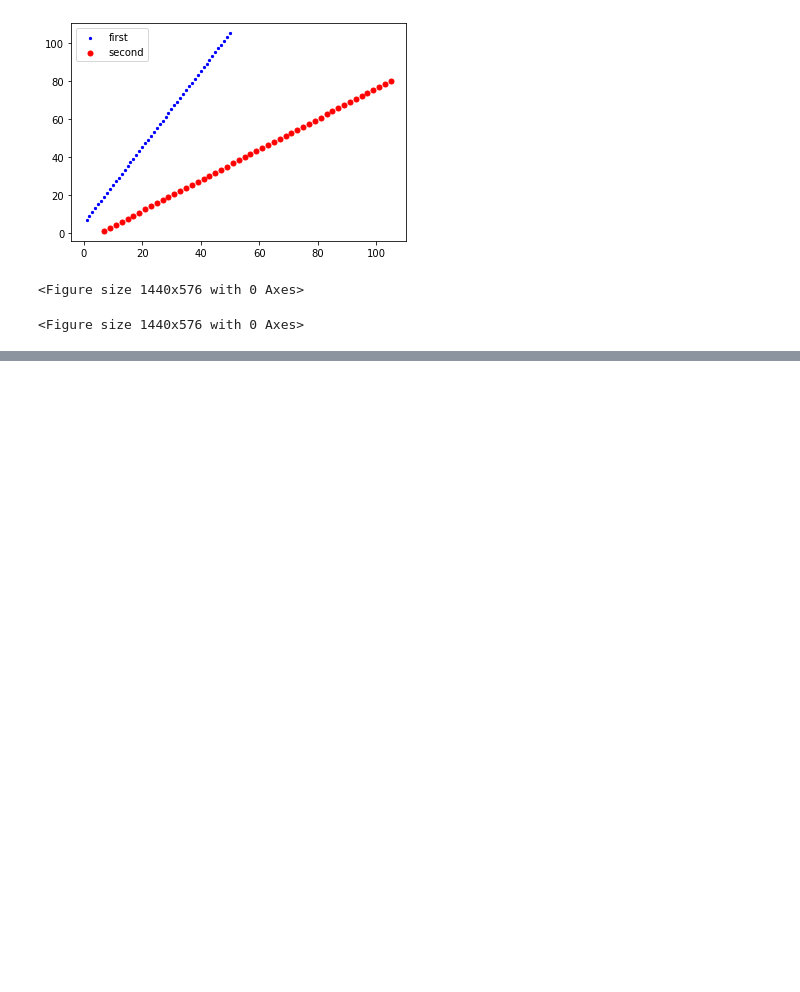
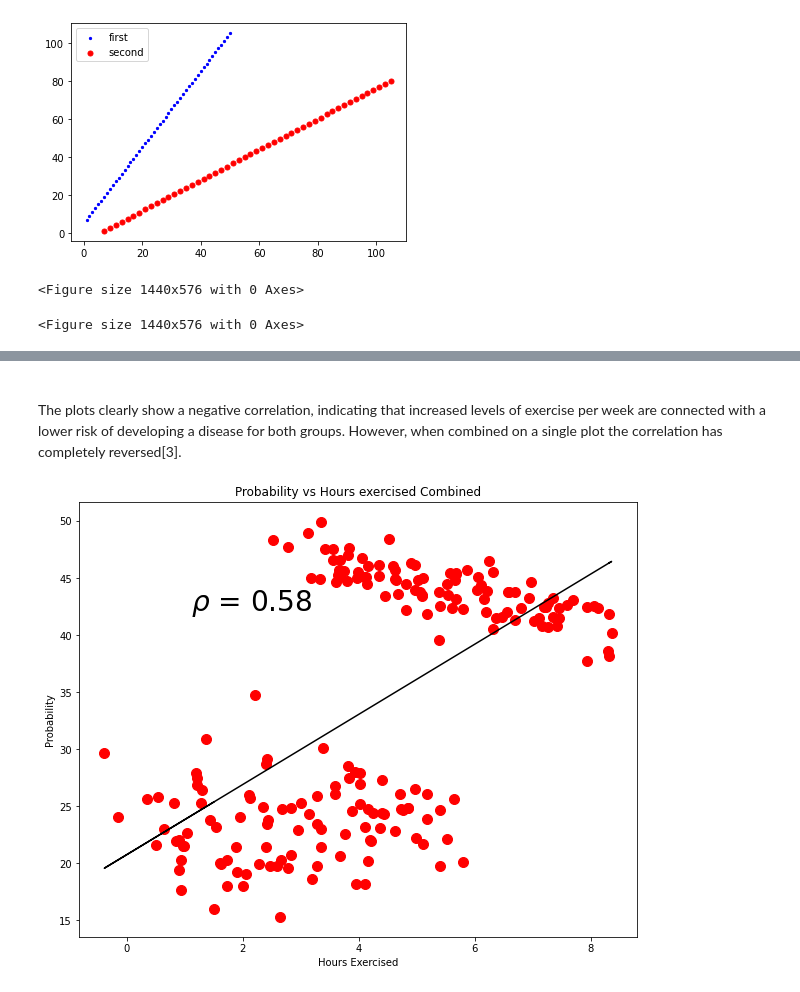
Before and after one commit to dconn20/Fund.D.A.Tasks, a Jupyter notebook: Task2020.ipynb, the cells around one changed output, grey strips where cells are left out. Saved outputs shown, nothing was run; the diff lists cells and outputs as text; code cells hidden in the pictures; blank space fills up the shorter version.

```diff
--- a/Task2020.ipynb
+++ b/Task2020.ipynb
@@ -282,0 +325,11 @@ TypeError: missing a required argument: 'y'
+# %% [markdown]
+<br/>
+The plots clearly show a negative correlation, indicating that increased levels of exercise per week are connected with a lower risk of developing a disease for both groups. However, when combined on a single plot the correlation has completely reversed[3].
+# %%
+# Create combined plot
+plt.figure(figsize = (10, 8))
+combined = pd.concat([under_50, over_50], axis = 0)
+ax = plt.subplot(1, 1, 1)
+plot_relationship(combined, 'Hours Exercised', 'r', ax)
+# %% [output]
+[figure, added]
```
Also changed, not shown: parts of 4 cells of this notebook.
